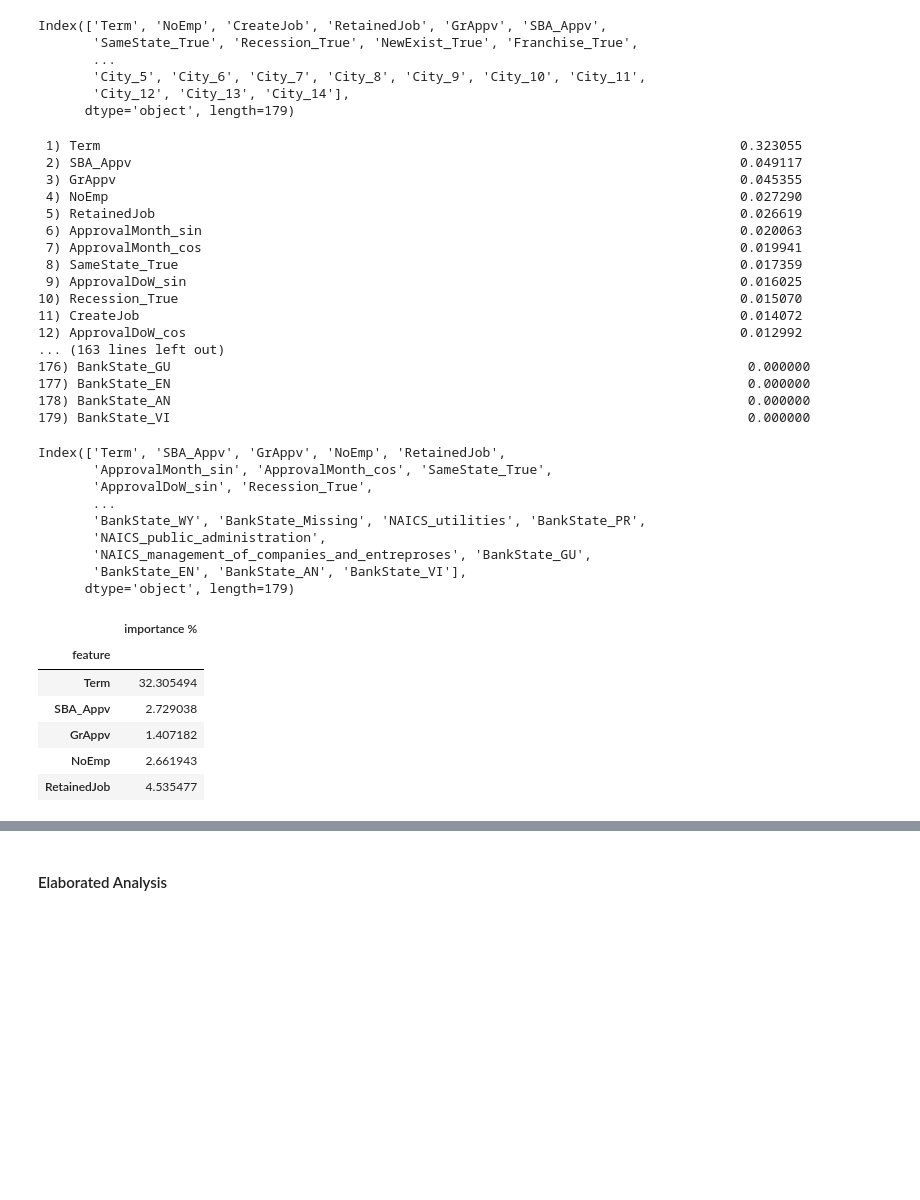
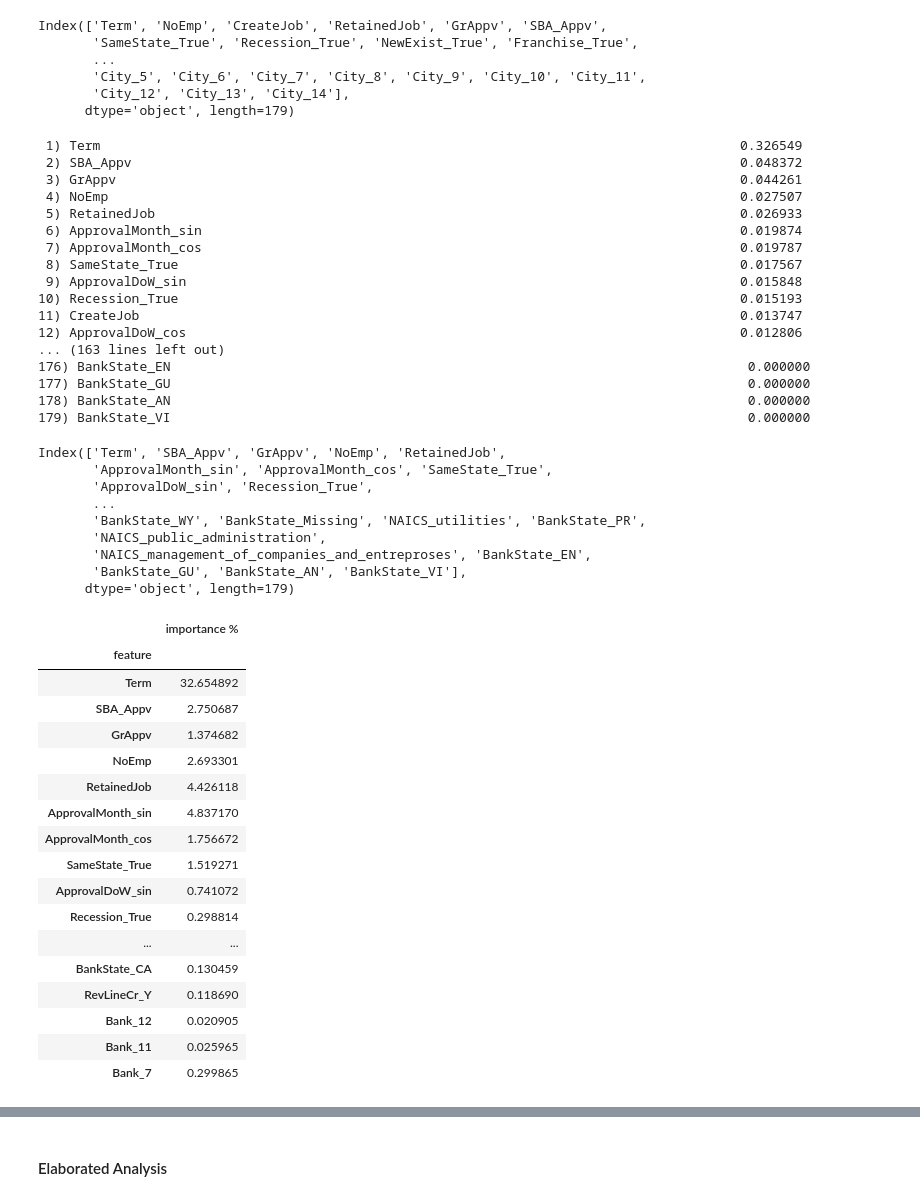
Before and after one commit to GMartin-Data/loan_approval, a Jupyter notebook: notebooks/modeling.ipynb, the cells around one changed output, grey strips where cells are left out. Drawn from its saved outputs; the diff is of its cells as text; code cells hidden in the pictures; blank space fills up the shorter version.

Commit message:
Full modeling except RandomizedSearchCV

```diff
--- a/notebooks/modeling.ipynb
+++ b/notebooks/modeling.ipynb
@@ -154,7 +155,7 @@ preproc1 = ColumnTransformer(
     ],
     verbose_feature_names_out=False
 )
-preproc.set_output(transform="pandas")
+preproc1.set_output(transform="pandas")
 # %% [output]
 ColumnTransformer(transformers=[('num', StandardScaler(),
                                  ['Term', 'NoEmp', 'CreateJob', 'RetainedJob',
@@ -174,7 +175,7 @@ ColumnTransformer(transformers=[('num', StandardScaler(),
                                  ['Bank', 'City'])],
                   verbose_feature_names_out=False)
 # %%
-X_train_tr = preproc.fit_transform(X_train)
+X_train_tr = preproc1.fit_transform(X_train)
 X_train_tr
 # %% [output]
 |  | Term | NoEmp | CreateJob | RetainedJob | GrAppv | SBA_Appv | SameState_True | Recession_True | ... |
@@ -197,7 +198,7 @@ X_train_tr
 # %%
 rfc1 = RandomForestClassifier(random_state=0)
 # %%
-model1 = make_pipeline(preproc, rfc)
+model1 = make_pipeline(preproc1, rfc1)
 # %%
 model1
 # %% [output]
@@ -231,7 +241,7 @@ Wall time: 4min 35s
 # %% [markdown]
 #### Basic Analysis
 # %%
-importances = model[-1].feature_importances_
+importances = model1[-1].feature_importances_
 # %%
 indices = np.argsort(importances)[::-1]
 feat_labels = X_train_tr.columns
@@ -250,21 +260,21 @@ for f in range(X_train_tr.shape[1]):
                             feat_labels[indices[f]],
                             importances[indices[f]]))
 # %% [output]
- 1) Term                                                                                  0.323055
- 2) SBA_Appv                                                                              0.049117
- 3) GrAppv                                                                                0.045355
- 4) NoEmp                                                                                 0.027290
- 5) RetainedJob                                                                           0.026619
- 6) ApprovalMonth_sin                                                                     0.020063
- 7) ApprovalMonth_cos                                                                     0.019941
- 8) SameState_True                                                                        0.017359
- 9) ApprovalDoW_sin                                                                       0.016025
-10) Recession_True                                                                        0.015070
-11) CreateJob                                                                             0.014072
-12) ApprovalDoW_cos                                                                       0.012992
+ 1) Term                                                                                  0.326549
+ 2) SBA_Appv                                                                              0.048372
+ 3) GrAppv                                                                                0.044261
+ 4) NoEmp                                                                                 0.027507
+ 5) RetainedJob                                                                           0.026933
+ 6) ApprovalMonth_sin                                                                     0.019874
+ 7) ApprovalMonth_cos                                                                     0.019787
+ 8) SameState_True                                                                        0.017567
+ 9) ApprovalDoW_sin                                                                       0.015848
+10) Recession_True                                                                        0.015193
+11) CreateJob                                                                             0.013747
+12) ApprovalDoW_cos                                                                       0.012806
 ... (163 lines left out)
-176) BankState_GU                                                                          0.000000
-177) BankState_EN                                                                          0.000000
+176) BankState_EN                                                                          0.000000
+177) BankState_GU                                                                          0.000000
 178) BankState_AN                                                                          0.000000
 179) BankState_VI                                                                          0.000000
 # %%
@@ -276,8 +286,8 @@ Index(['Term', 'SBA_Appv', 'GrAppv', 'NoEmp', 'RetainedJob',
        ...
        'BankState_WY', 'BankState_Missing', 'NAICS_utilities', 'BankState_PR',
        'NAICS_public_administration',
-       'NAICS_management_of_companies_and_entreproses', 'BankState_GU',
-       'BankState_EN', 'BankState_AN', 'BankState_VI'],
+       'NAICS_management_of_companies_and_entreproses', 'BankState_EN',
+       'BankState_GU', 'BankState_AN', 'BankState_VI'],
       dtype='object', length=179)
 # %%
 pd.set_option("display.max_rows", None)
@@ -291,15 +301,26 @@ df_imp = (
     .mul(100)
 )
 # %%
-df_imp.head()
+df_imp.head(20)
 # %% [output]
 |  | importance % |
 | feature |  |
-| Term | 32.305494 |
-| SBA_Appv | 2.729038 |
-| GrAppv | 1.407182 |
-| NoEmp | 2.661943 |
-| RetainedJob | 4.535477 |
+| Term | 32.654892 |
+| SBA_Appv | 2.750687 |
+| GrAppv | 1.374682 |
+| NoEmp | 2.693301 |
+| RetainedJob | 4.426118 |
+| ApprovalMonth_sin | 4.837170 |
+| ApprovalMonth_cos | 1.756672 |
+| SameState_True | 1.519271 |
+| ApprovalDoW_sin | 0.741072 |
+| Recession_True | 0.298814 |
+| ... | ... |
+| BankState_CA | 0.130459 |
+| RevLineCr_Y | 0.118690 |
+| Bank_12 | 0.020905 |
+| Bank_11 | 0.025965 |
+| Bank_7 | 0.299865 |
 # %%
 styled_df_imp = df_imp.style.format("{:.3f}")
 styled_df_imp
```
Also changed, not shown: parts of 19 cells of this notebook, 1 other file.
